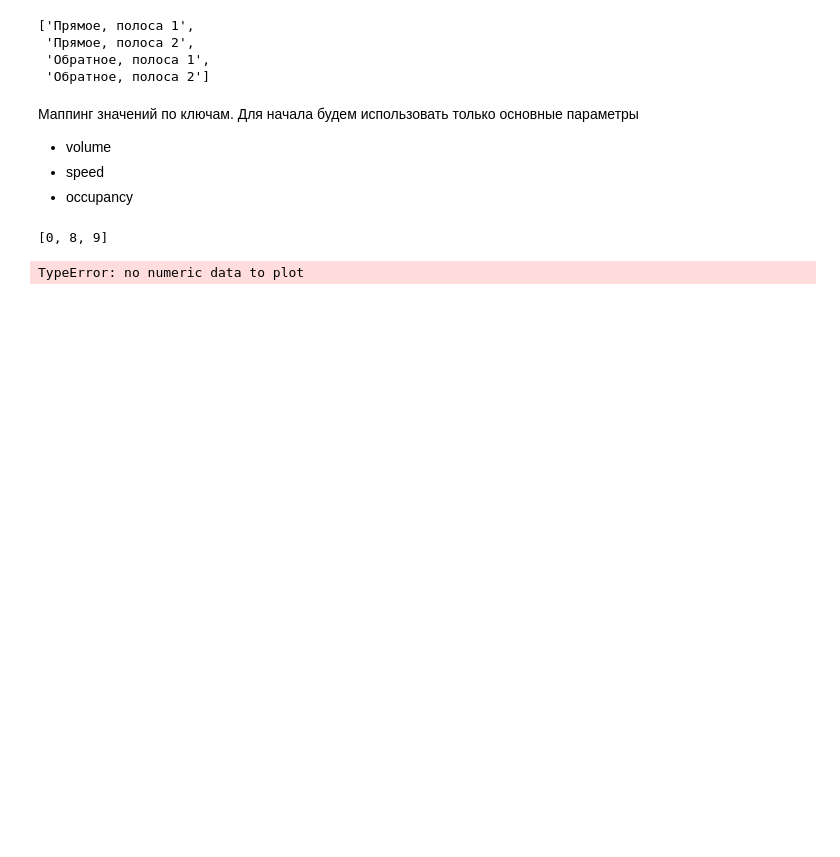
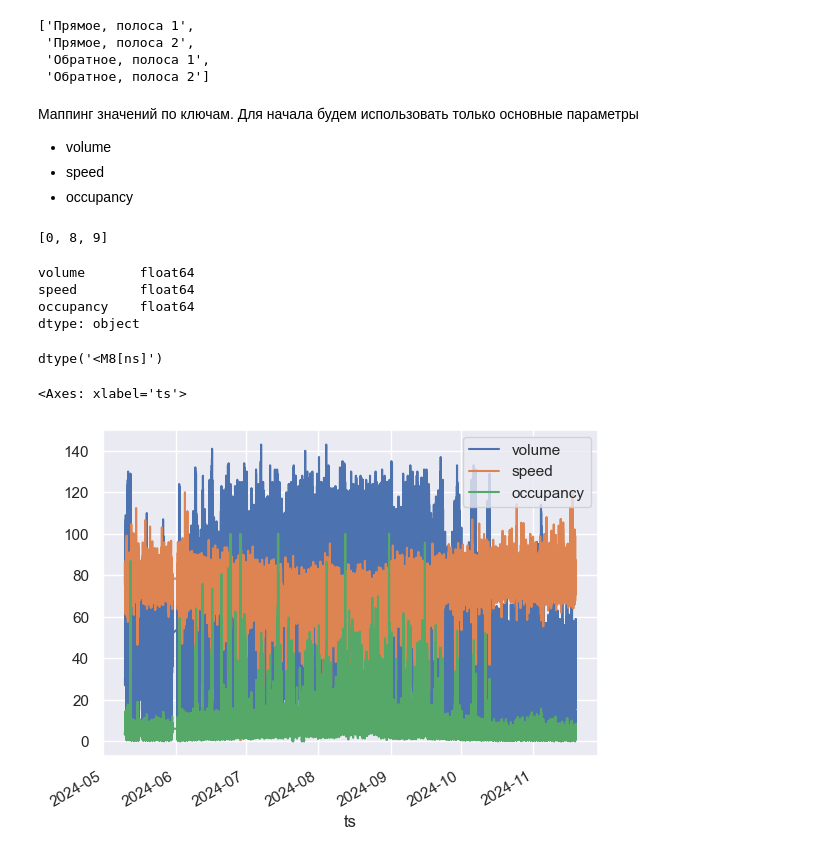
Before and after one commit to BlackKingWhitePawn/transportation, a Jupyter notebook: puid_processing.ipynb, the cells around one changed output. Drawn from its saved outputs; the diff is of its cells as text; code cells hidden in the pictures; blank space fills up the shorter version.

```diff
--- a/puid_processing.ipynb
+++ b/puid_processing.ipynb
@@ -15,5 +18,5 @@ import json
 # %%
-puid_df = pd.read_csv('data/p9445_2024.csv')
+puid_df = pd.read_csv('samples/p9445_2024.csv')
 # %%
 puid_df['keys'] = puid_df['keys'].apply(ast.literal_eval)
 puid_df['values'] = puid_df['values'].apply(ast.literal_eval)
@@ -63,15 +66,32 @@ general_key_indices
 # %% [output]
 [0, 8, 9]
 # %%
+# получение значений из первого источника в meta
 def get_processor(source_index):
     def process_keys(row):
-        return pd.Series(map(lambda i: pd.to_numeric(row['values'][source_index][i]), general_key_indices), index=map(lambda i: keys[i], general_key_indices))
+        return pd.Series(map(lambda i: pd.to_numeric(row['values'][source_index][i], errors='coerce'), general_key_indices), index=map(lambda i: keys[i], general_key_indices))
 
     return process_keys
 
 params_df =  puid_df.apply(get_processor(0), axis=1)
 puid_source_0 = pd.concat([puid_df['ts'], params_df], axis=1)
-# %%
-puid_source_0 = puid_source_0.apply(pd.to_numeric, errors='coerce')
-# %% [output]
-TypeError: no numeric data to plot
+# %%
+puid_source_0['ts'] = pd.to_datetime(puid_source_0['ts'])
+puid_source_0.set_index('ts', inplace=True)
+puid_source_0.index = pd.to_datetime(puid_source_0.index)
+# %%
+puid_source_0.dtypes
+# %% [output]
+volume       float64
+speed        float64
+occupancy    float64
+dtype: object
+# %%
+puid_source_0.index.dtype
+# %% [output]
+dtype('<M8[ns]')
+# %%
+puid_source_0.plot()
+# %% [output]
+<Axes: xlabel='ts'>
+[figure, added]
```
Also changed, not shown: parts of 28 cells of this notebook.
